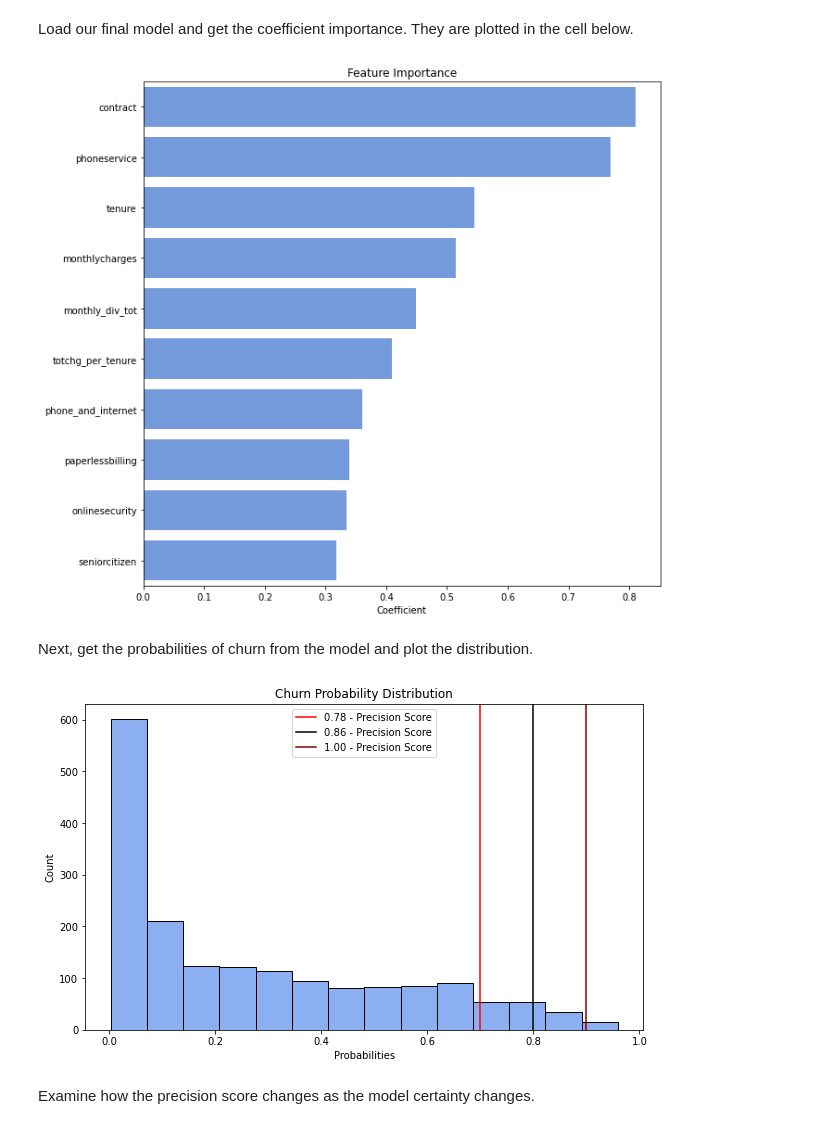
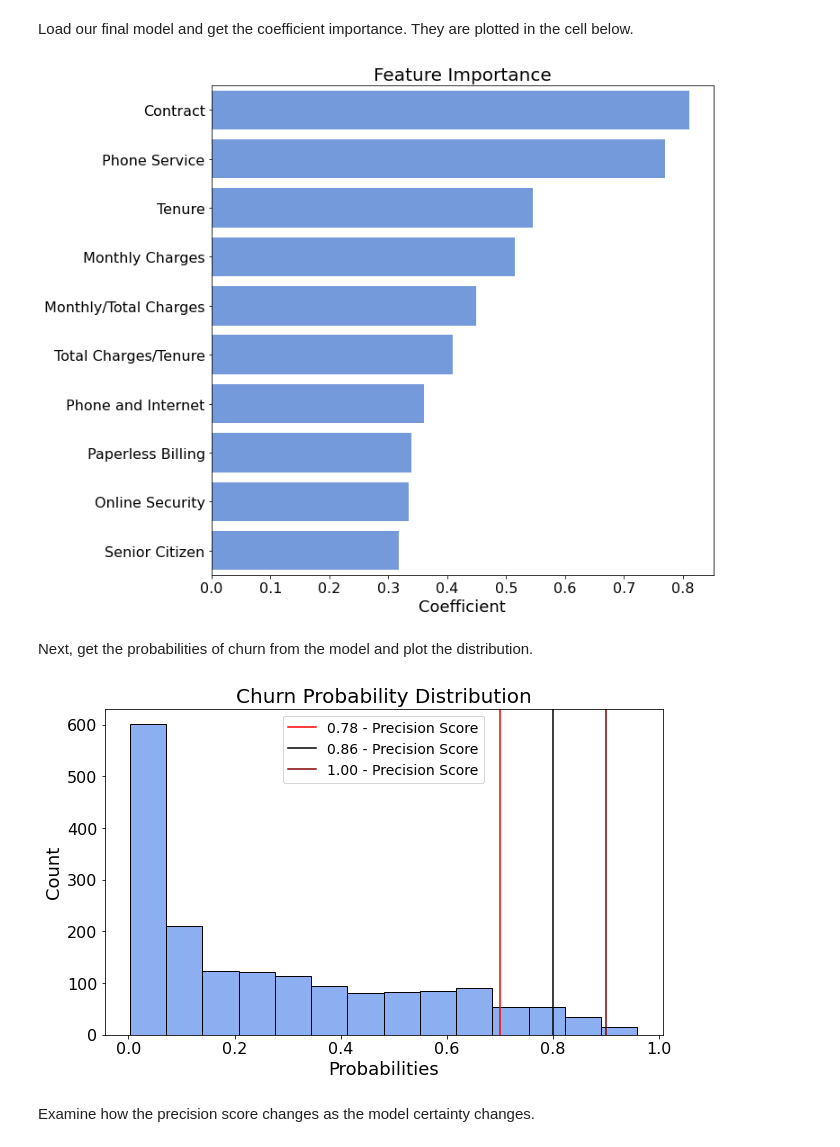
Before and after one commit to GriffinRiner/bsc-phase-three-project, a Jupyter notebook: notebooks/exploratory/Warren/Final Model Metrics.ipynb, the cells around one changed output. Drawn from its saved outputs; the diff is of its cells as text; code cells hidden in the pictures.

Commit message:
plot formatting

```diff
--- a/notebooks/exploratory/Warren/Final Model Metrics.ipynb
+++ b/notebooks/exploratory/Warren/Final Model Metrics.ipynb
@@ -30,13 +30,17 @@ Load our final model and get the coefficient importance. They are plotted in the
 # %%
 best_lr = load('models/best_lr.joblib')
 coefs = pd.DataFrame(abs(best_lr.coef_.T),columns=['Coefficient'],index=X_test_sc.columns).sort_values(by='Coefficient',ascending=False)[:10]
+coefs.index = ['Contract','Phone Service','Tenure','Monthly Charges','Monthly/Total Charges','Total Charges/Tenure','Phone and Internet','Paperless Billing','Online Security','Senior Citizen']
 # %%
 fig, ax = plt.subplots(figsize=(10,10))
 
 sns.barplot(x='Coefficient',y=coefs.index,data=coefs,ax=ax,color='cornflowerblue')
-ax = plt.title('Feature Importance')
+ax = plt.title('Feature Importance',fontsize=20)
+ax = plt.yticks(fontsize=16)
+ax = plt.xticks(fontsize=16)
+ax = plt.xlabel('Coefficient', fontsize=18)
 # %% [output]
-[figure, old version]
+[figure, new version]
 # %% [markdown]
 Next, get the probabilities of churn from the model and plot the distribution.
 # %%
@@ -48,15 +52,18 @@ fig, ax  = plt.subplots(figsize=(10,6))
 
 
 sns.histplot(data=best_probs.iloc[:,1],ax=ax,color='cornflowerblue')
-ax = plt.title('Churn Probability Distribution')
-ax = plt.xlabel('Probabilities')
+ax = plt.title('Churn Probability Distribution',fontsize=20)
+ax = plt.xlabel('Probabilities',fontsize=18)
+ax = plt.ylabel('Count',fontsize=18)
 ax = plt.axvline(x=0.7,label='0.78 - Precision Score',color='red')
 ax = plt.axvline(x=0.8,label='0.86 - Precision Score',color='black')
 ax = plt.axvline(x=0.9,label='1.00 - Precision Score',color='maroon')
+ax = plt.yticks(fontsize=16)
+ax = plt.xticks(fontsize=16)
 
-ax = plt.legend()
+ax = plt.legend(fontsize=14)
 # %% [output]
-[figure, old version]
+[figure, new version]
 # %% [markdown]
 Examine how the precision score changes as the model certainty changes.
 # %%
```
Also changed, not shown: 34 other files.
